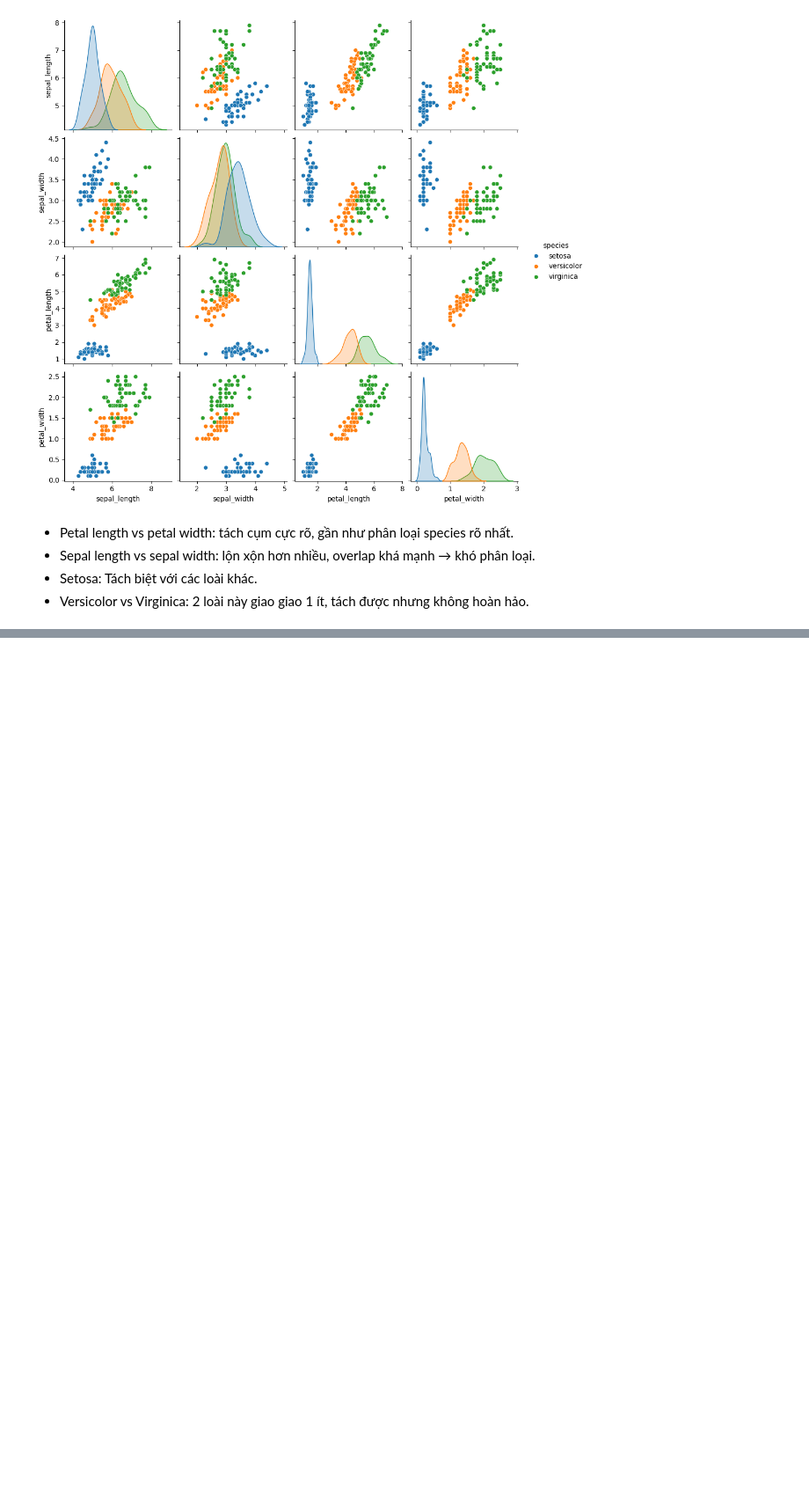
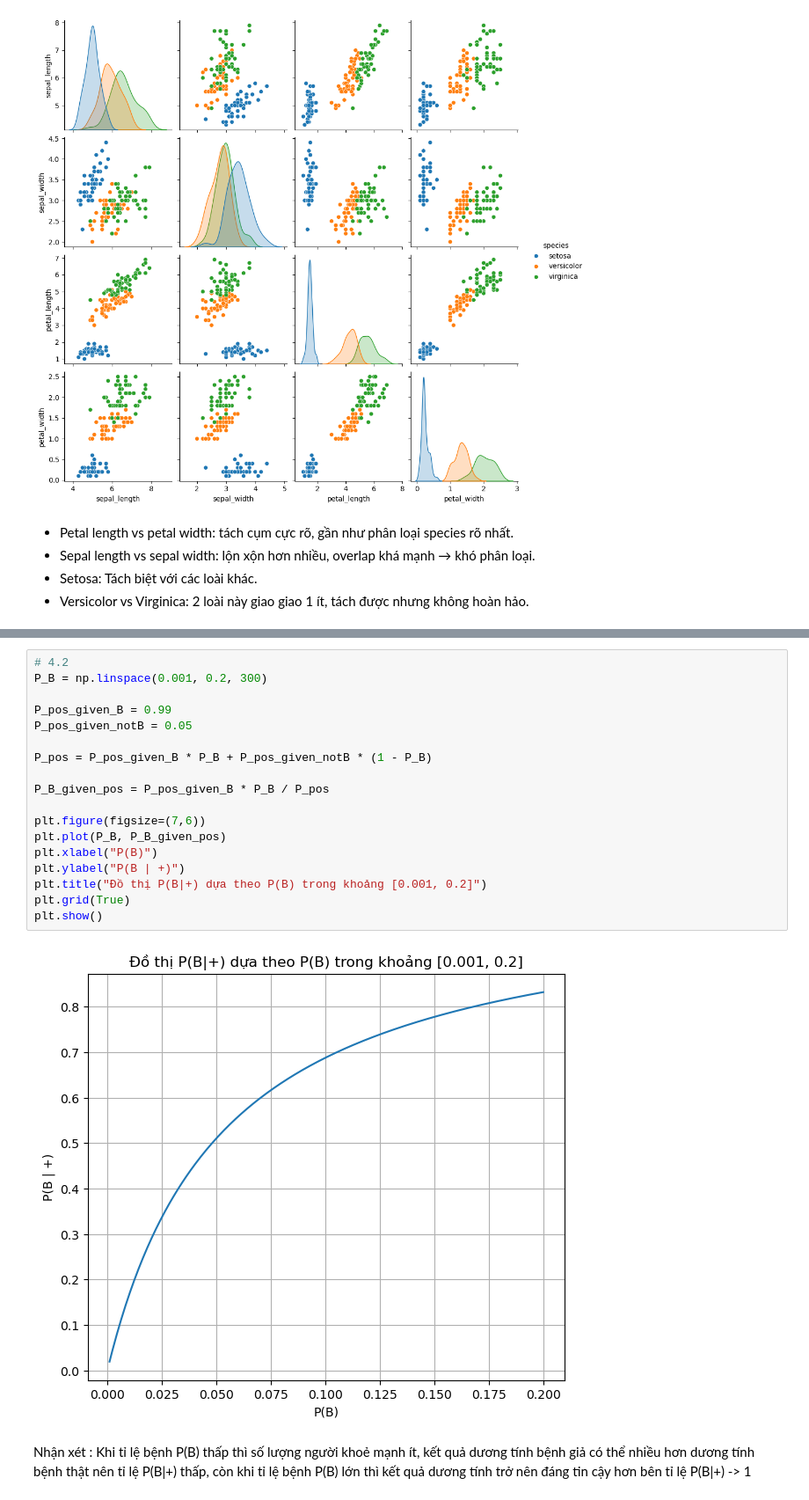
Before and after one commit to Giakhanh122/mliot-pyml-2026-hw, a Jupyter notebook: week01/week01_2.ipynb, the cells around one changed output, grey strips where cells are left out. Shown at 88% size. Drawn from its saved outputs; the diff is of its cells as text; blank space fills up the shorter version.

```diff
--- a/week01/week01_2.ipynb
+++ b/week01/week01_2.ipynb
@@ -233,0 +247,22 @@ plt.show()
+# %%
+# 4.2
+P_B = np.linspace(0.001, 0.2, 300)
+
+P_pos_given_B = 0.99
+P_pos_given_notB = 0.05
+
+P_pos = P_pos_given_B * P_B + P_pos_given_notB * (1 - P_B)
+
+P_B_given_pos = P_pos_given_B * P_B / P_pos
+
+plt.figure(figsize=(7,6))
+plt.plot(P_B, P_B_given_pos)
+plt.xlabel("P(B)")
+plt.ylabel("P(B | +)")
+plt.title("Đồ thị P(B|+) dựa theo P(B) trong khoảng [0.001, 0.2]")
+plt.grid(True)
+plt.show()
+# %% [output]
+[figure, added]
+# %% [markdown]
+Nhận xét : Khi tỉ lệ bệnh P(B) thấp thì số lượng người khoẻ mạnh ít, kết quả dương tính bệnh giả có thể nhiều hơn dương tính bệnh thật nên tỉ lệ P(B|+) thấp, còn khi tỉ lệ bệnh P(B) lớn thì kết quả dương tính trở nên đáng tin cậy hơn bên tỉ lệ P(B|+) -> 1
```
Also changed, not shown: parts of 3 cells of this notebook.
